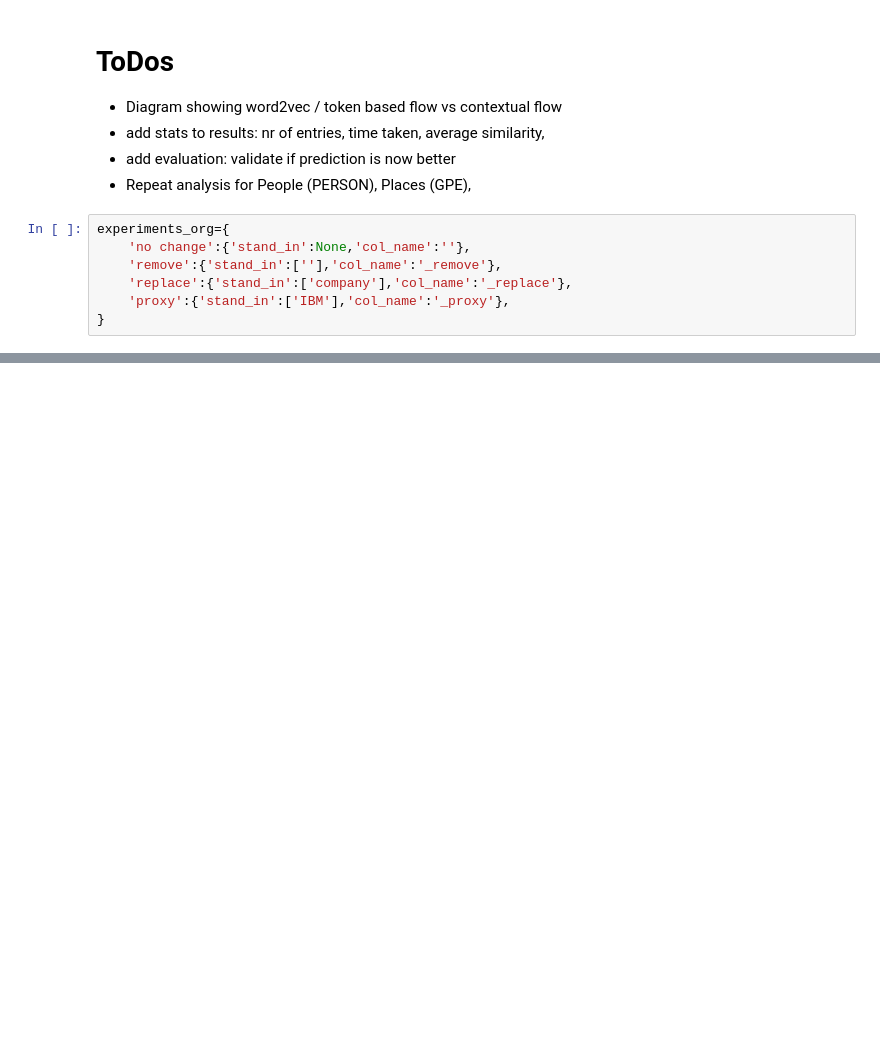
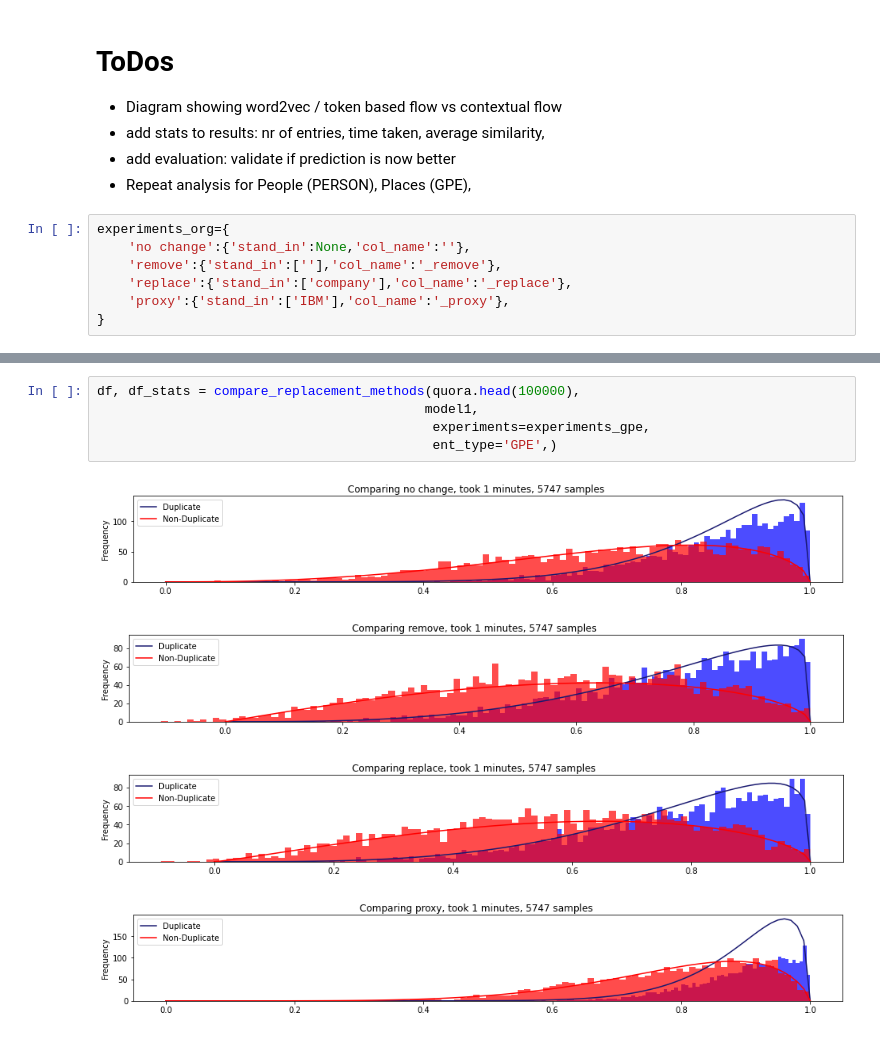
Before and after one commit to md-experiments/qa, a Jupyter notebook: Facts_and_Transformers.ipynb, the cells around one changed output, grey strips where cells are left out. Drawn from its saved outputs; the diff is of its cells as text; blank space fills up the shorter version.

```diff
--- a/Facts_and_Transformers.ipynb
+++ b/Facts_and_Transformers.ipynb
@@ -199,0 +165,10 @@ pd.DataFrame(pdf_vec2/(sum(pdf_vec2)/300)).plot()
+# %%
+df, df_stats = compare_replacement_methods(quora.head(100000),
+                                          model1,
+                                           experiments=experiments_gpe,
+                                           ent_type='GPE',)
+# %% [output]
+[figure, added]
+[figure, added]
+[figure, added]
+[figure, added]
```
Also changed, not shown: parts of 11 cells of this notebook, 3 other files.
